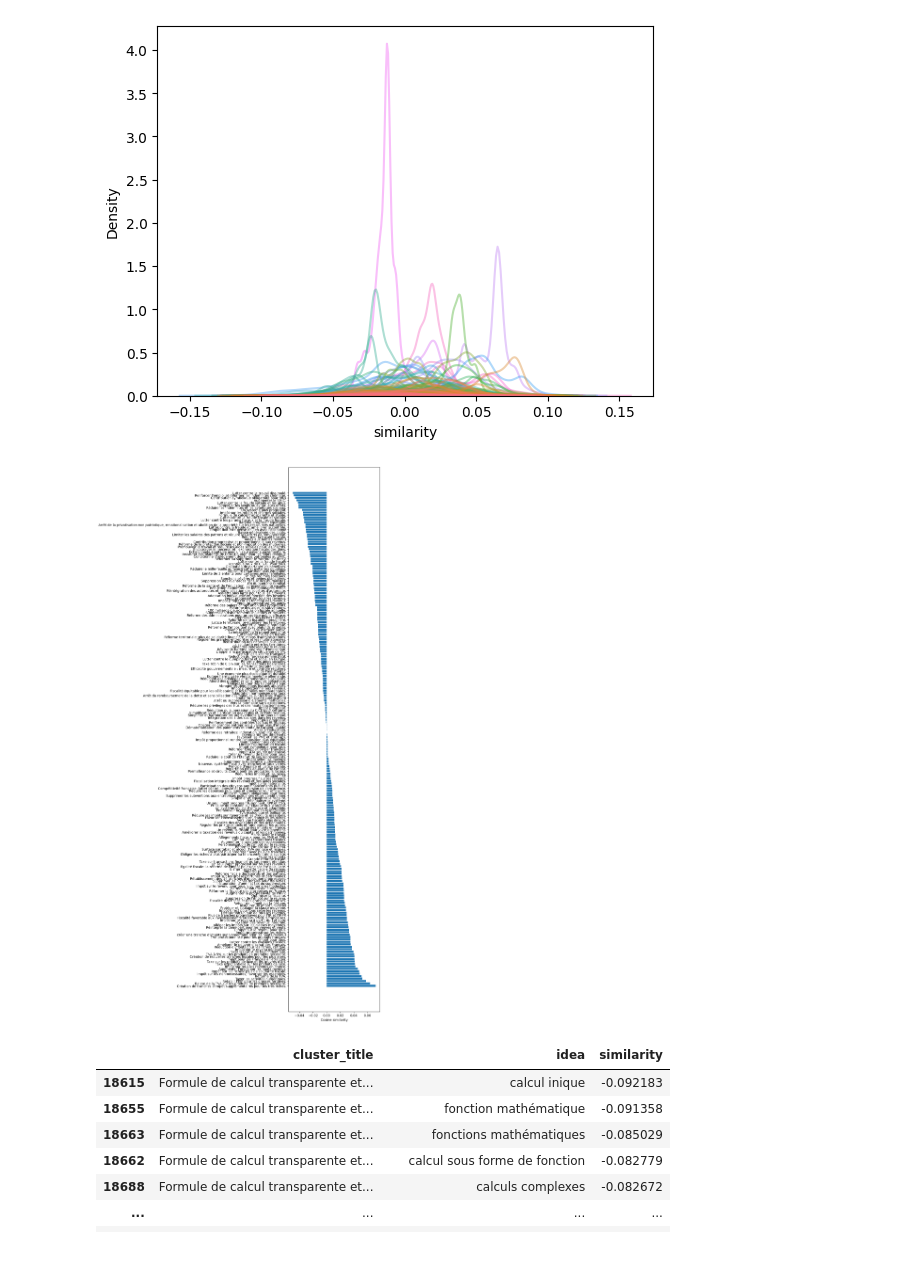
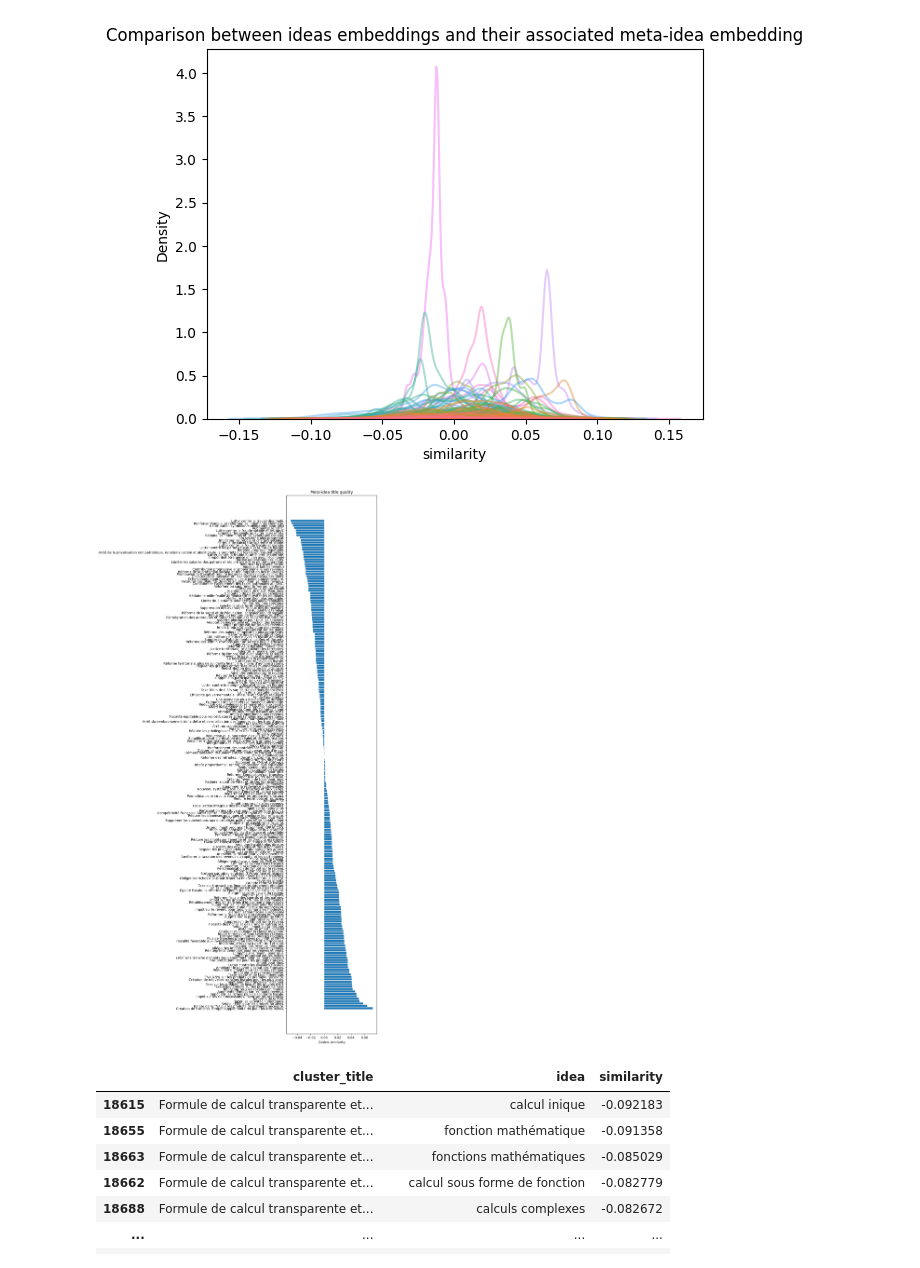
Before and after one commit to cfrancois7/SEMIES-UGA, a Jupyter notebook: notebooks/4_evaluate_embeddings.ipynb, the cells around one changed output. Saved outputs shown, nothing was run; the diff lists cells and outputs as text; code cells hidden in the pictures.

Commit message:
Comments and titles

```diff
--- a/notebooks/4_evaluate_embeddings.ipynb
+++ b/notebooks/4_evaluate_embeddings.ipynb
@@ -34,23 +32,24 @@ sim_df = pd.DataFrame(results)
 # %%
 sns.kdeplot(
     sim_df,
     x="similarity",
     hue="cluster_title",
     legend=False,
     alpha=0.4
 )
+plt.title("Comparison between ideas embeddings and their associated meta-idea embedding")
 plt.show()
 # %% [output]
-[figure, old version]
+[figure, new version]
 # %%
 mean_quality = pd.DataFrame(sim_df.groupby("cluster_title")["similarity"].mean().sort_values(ascending=False))
-
 plt.subplots(figsize=(5, 30))
 plt.barh(mean_quality.index, width=mean_quality.similarity)
 plt.xlabel("Cosine similarity")
+plt.title("Meta-idea title quality")
 plt.show()
 # %% [output]
-[figure, old version]
+[figure, new version]
 # %%
 sim_df[sim_df.cluster_title == mean_quality.iloc[-10].name].sort_values(by="similarity")
 # %% [output]
```
Also changed, not shown: parts of 6 cells of this notebook.
